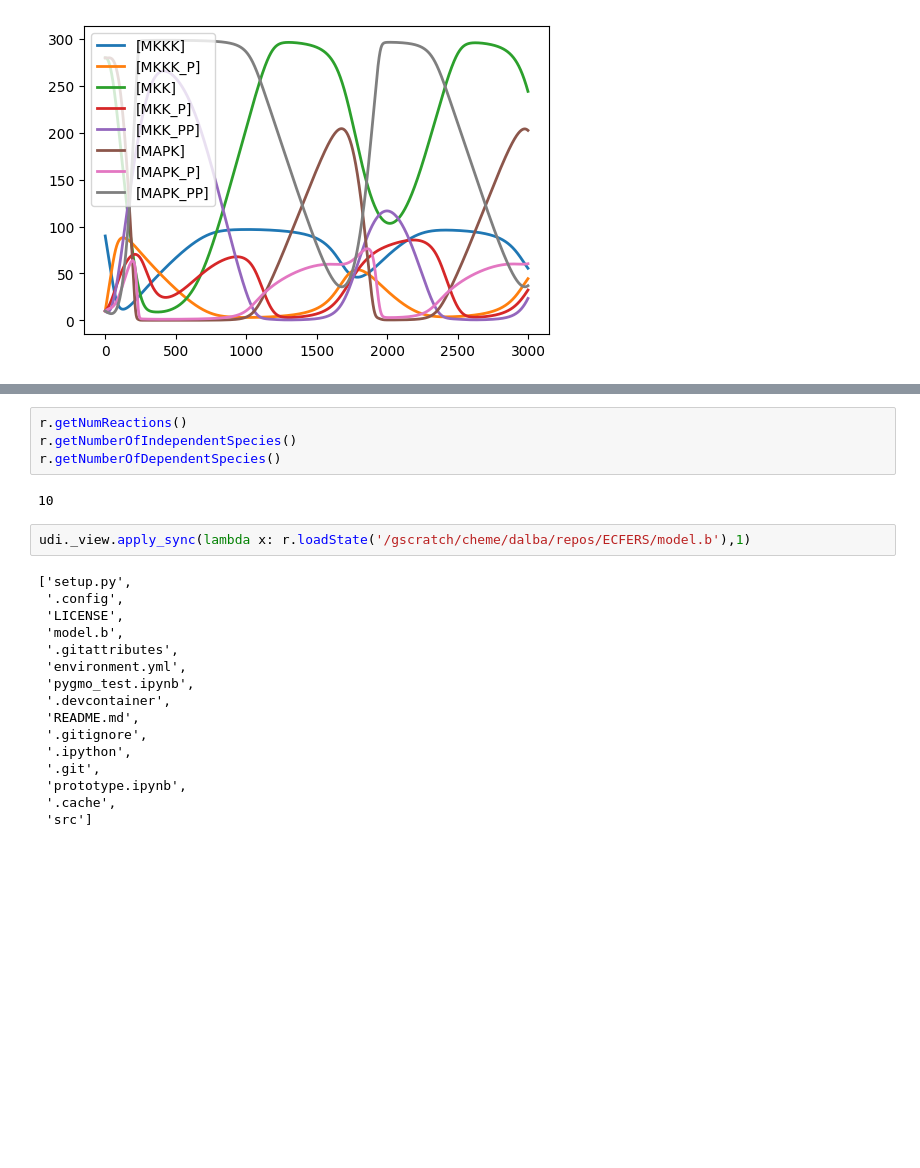
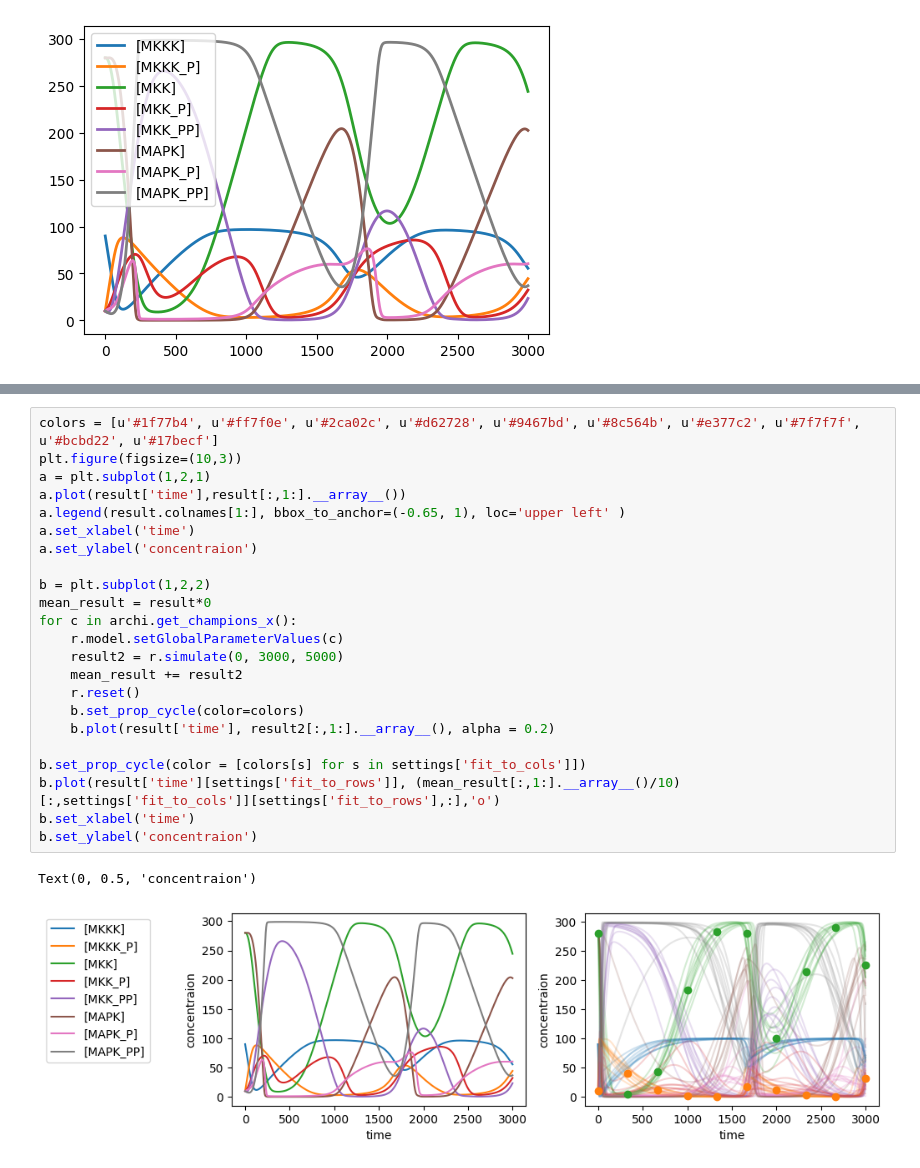
Before and after one commit to carothersresearch/ECFERS, a Jupyter notebook: pygmo_test.ipynb, the cells around one changed output, grey strips where cells are left out. Cells and saved outputs as stored; diff of their text form; blank space fills up the shorter version.

```diff
--- a/pygmo_test.ipynb
+++ b/pygmo_test.ipynb
@@ -123,24 +109,26 @@ r.plot(result2)
-# %%
-r.getNumReactions()
-r.getNumberOfIndependentSpecies()
-r.getNumberOfDependentSpecies()
-# %% [output]
-10
-# %%
-udi._view.apply_sync(lambda x: r.loadState('/gscratch/cheme/dalba/repos/ECFERS/model.b'),1)
-# %% [output]
-['setup.py',
- '.config',
- 'LICENSE',
- 'model.b',
- '.gitattributes',
- 'environment.yml',
- 'pygmo_test.ipynb',
- '.devcontainer',
- 'README.md',
- '.gitignore',
- '.ipython',
- '.git',
- 'prototype.ipynb',
- '.cache',
- 'src']
+# %%
+colors = [u'#1f77b4', u'#ff7f0e', u'#2ca02c', u'#d62728', u'#9467bd', u'#8c564b', u'#e377c2', u'#7f7f7f', u'#bcbd22', u'#17becf']
+plt.figure(figsize=(10,3))
+a = plt.subplot(1,2,1)
+a.plot(result['time'],result[:,1:].__array__())
+a.legend(result.colnames[1:], bbox_to_anchor=(-0.65, 1), loc='upper left' )
+a.set_xlabel('time')
+a.set_ylabel('concentraion')
+
+b = plt.subplot(1,2,2)
+mean_result = result*0
+for c in archi.get_champions_x():
+    r.model.setGlobalParameterValues(c)
+    result2 = r.simulate(0, 3000, 5000)
+    mean_result += result2
+    r.reset()
+    b.set_prop_cycle(color=colors)
+    b.plot(result['time'], result2[:,1:].__array__(), alpha = 0.2)
+
+b.set_prop_cycle(color = [colors[s] for s in settings['fit_to_cols']])
+b.plot(result['time'][settings['fit_to_rows']], (mean_result[:,1:].__array__()/10)[:,settings['fit_to_cols']][settings['fit_to_rows'],:],'o')
+b.set_xlabel('time')
+b.set_ylabel('concentraion')
+# %% [output]
+Text(0, 0.5, 'concentraion')
+[figure, added]
```
Also changed, not shown: parts of 7 cells of this notebook, 11 other files.
